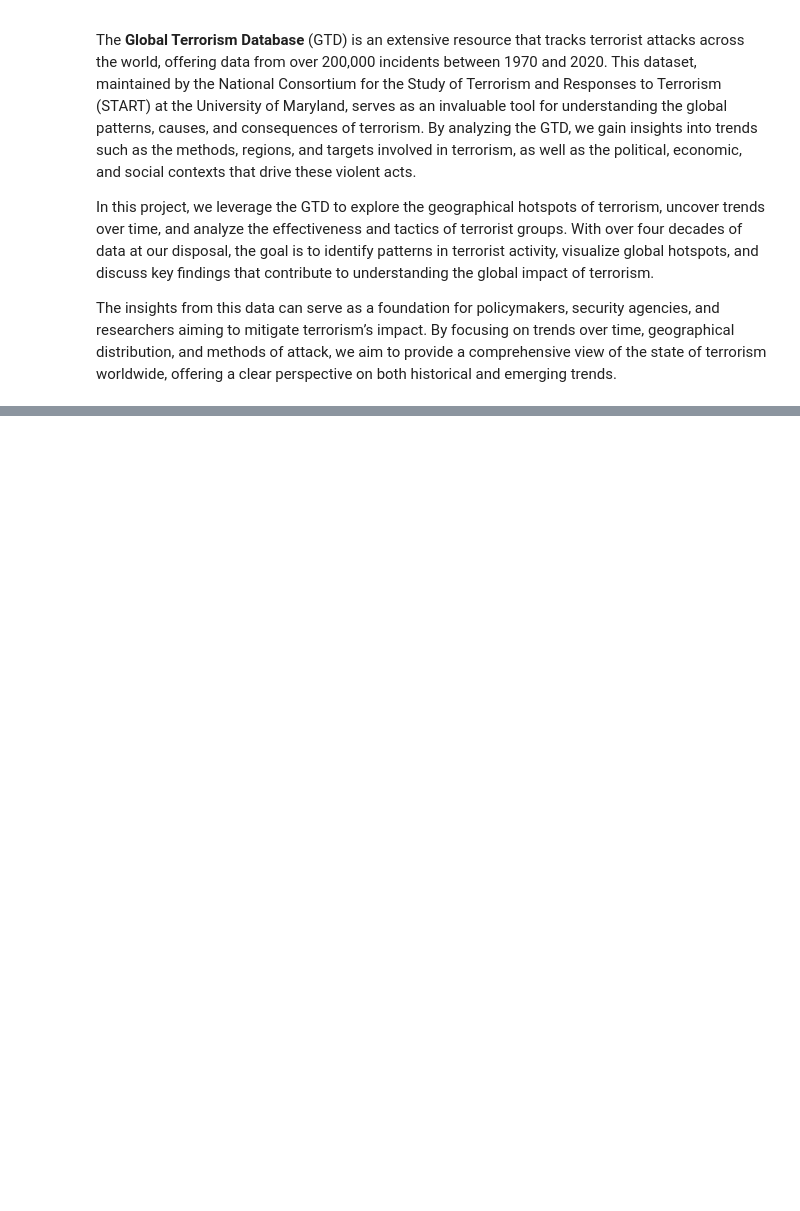
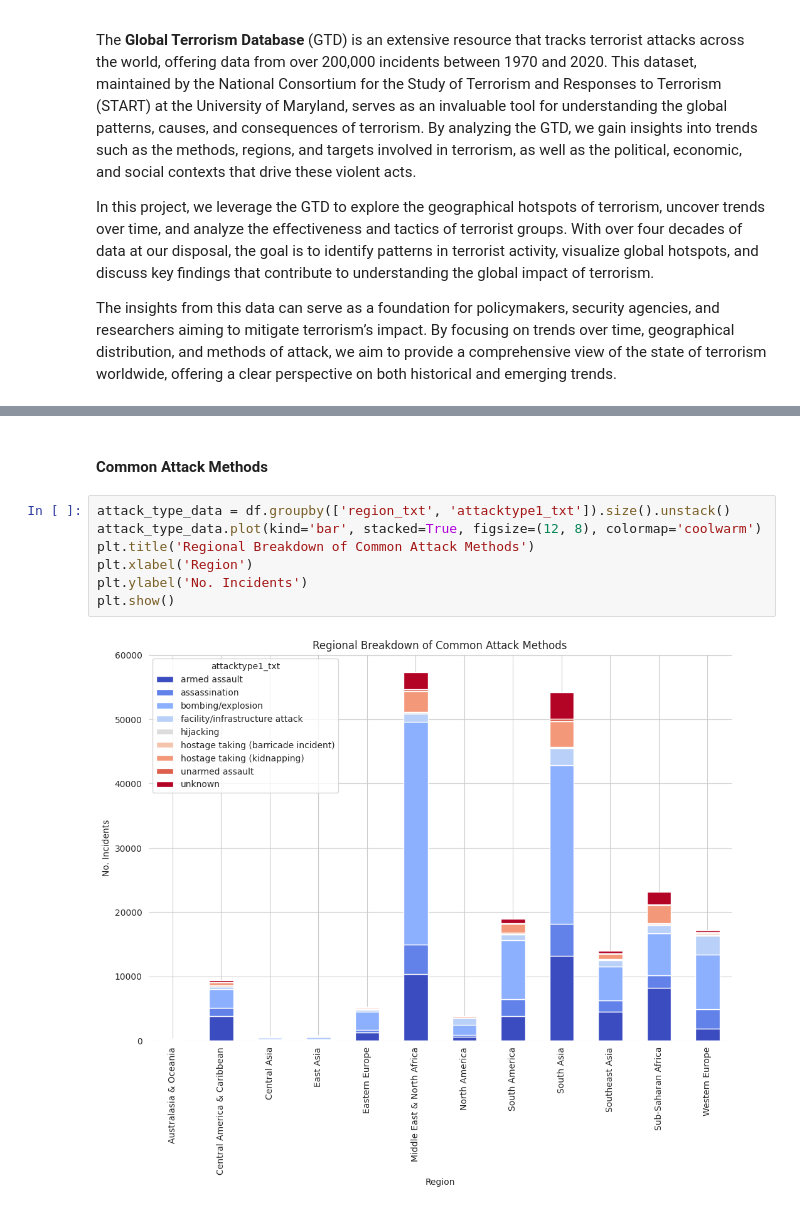
Before and after one commit to 0xShun/Exoloratory-Data-Analysis-on-Terrorism-hotspots-in-the-philippines, a Jupyter notebook: analysis.ipynb, the cells around one changed output, grey strips where cells are left out. Drawn from its saved outputs; the diff is of its cells as text; blank space fills up the shorter version.

```diff
--- a/analysis.ipynb
+++ b/analysis.ipynb
@@ -43,0 +133,11 @@ df[df['iyear'] == 2017]
+# %% [markdown]
+#### Common Attack Methods
+# %%
+attack_type_data = df.groupby(['region_txt', 'attacktype1_txt']).size().unstack()
+attack_type_data.plot(kind='bar', stacked=True, figsize=(12, 8), colormap='coolwarm')
+plt.title('Regional Breakdown of Common Attack Methods')
+plt.xlabel('Region')
+plt.ylabel('No. Incidents')
+plt.show()
+# %% [output]
+[figure, added]
```
Also changed, not shown: parts of 27 cells of this notebook, 1 other file.
